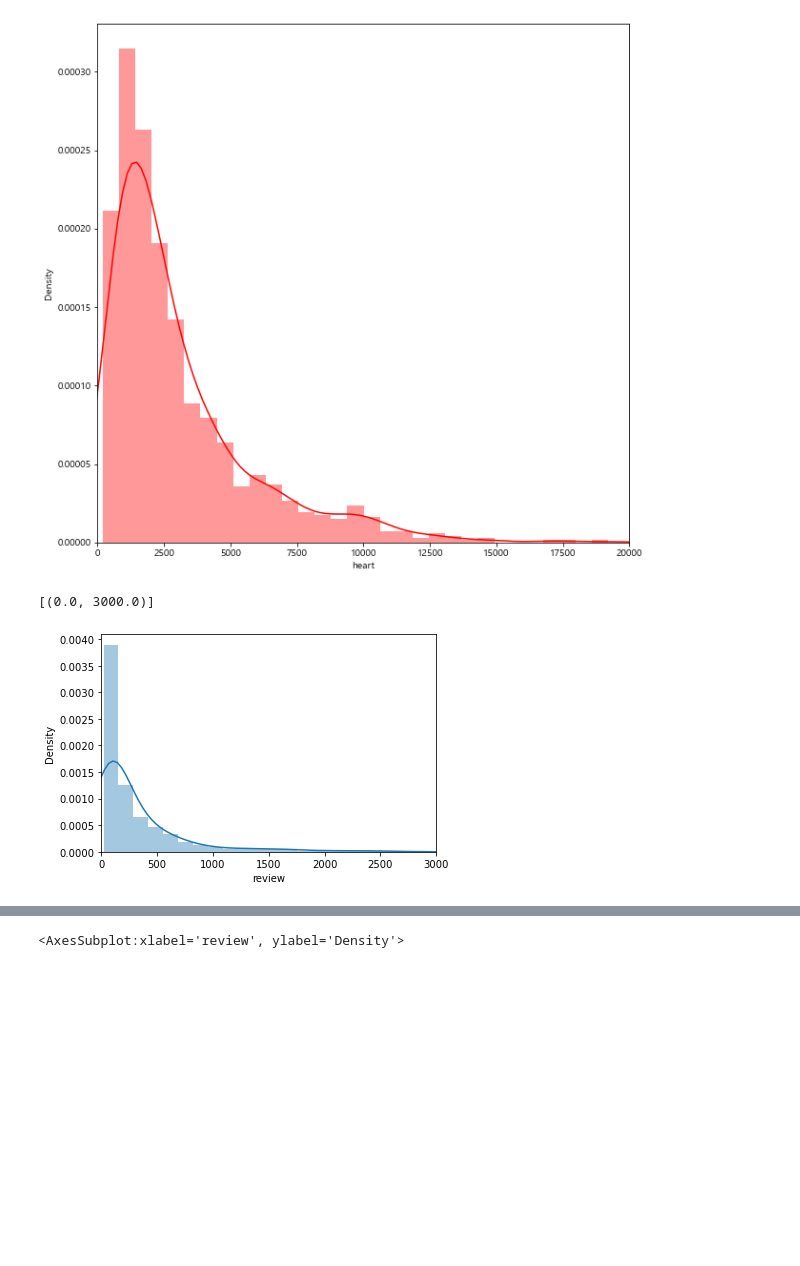
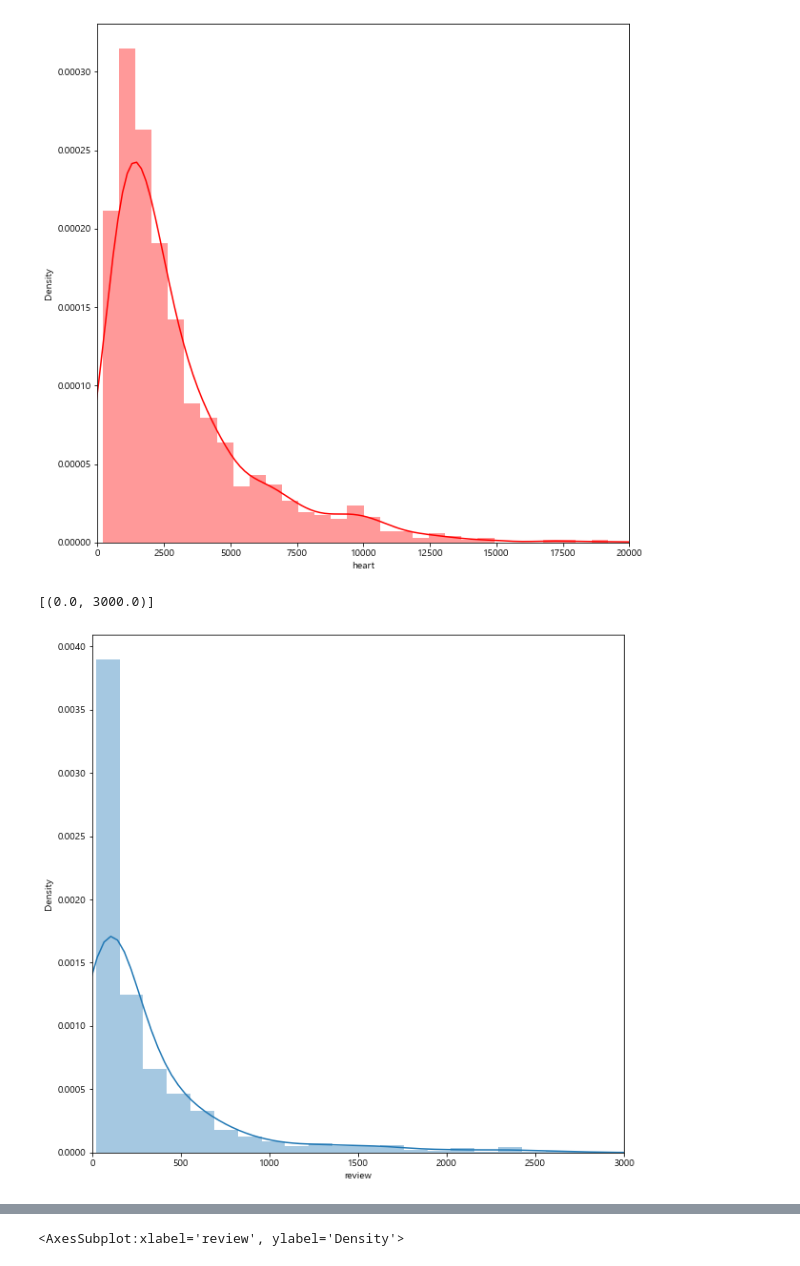
Before and after one commit to spaceforvincent/2021-ICT, a Jupyter notebook: class 101.ipynb, the cells around one changed output, grey strips where cells are left out. Saved outputs shown, nothing was run; the diff lists cells and outputs as text; code cells hidden in the pictures; blank space fills up the shorter version.

```diff
--- a/class 101.ipynb
+++ b/class 101.ipynb
@@ -44,8 +44,9 @@ sns.distplot(a=df['heart'],color='red').set(xlim = (0,20000))
 [(0.0, 20000.0)]
 [figure]
 # %%
+plt.figure(figsize=(10,10))
 sns.distplot(a=df['review']).set(xlim=(0,3000))
 # %% [output]
 [(0.0, 3000.0)]
-[figure, old version]
+[figure, new version]
 # %%
```
Also changed, not shown: parts of 5 cells of this notebook.
